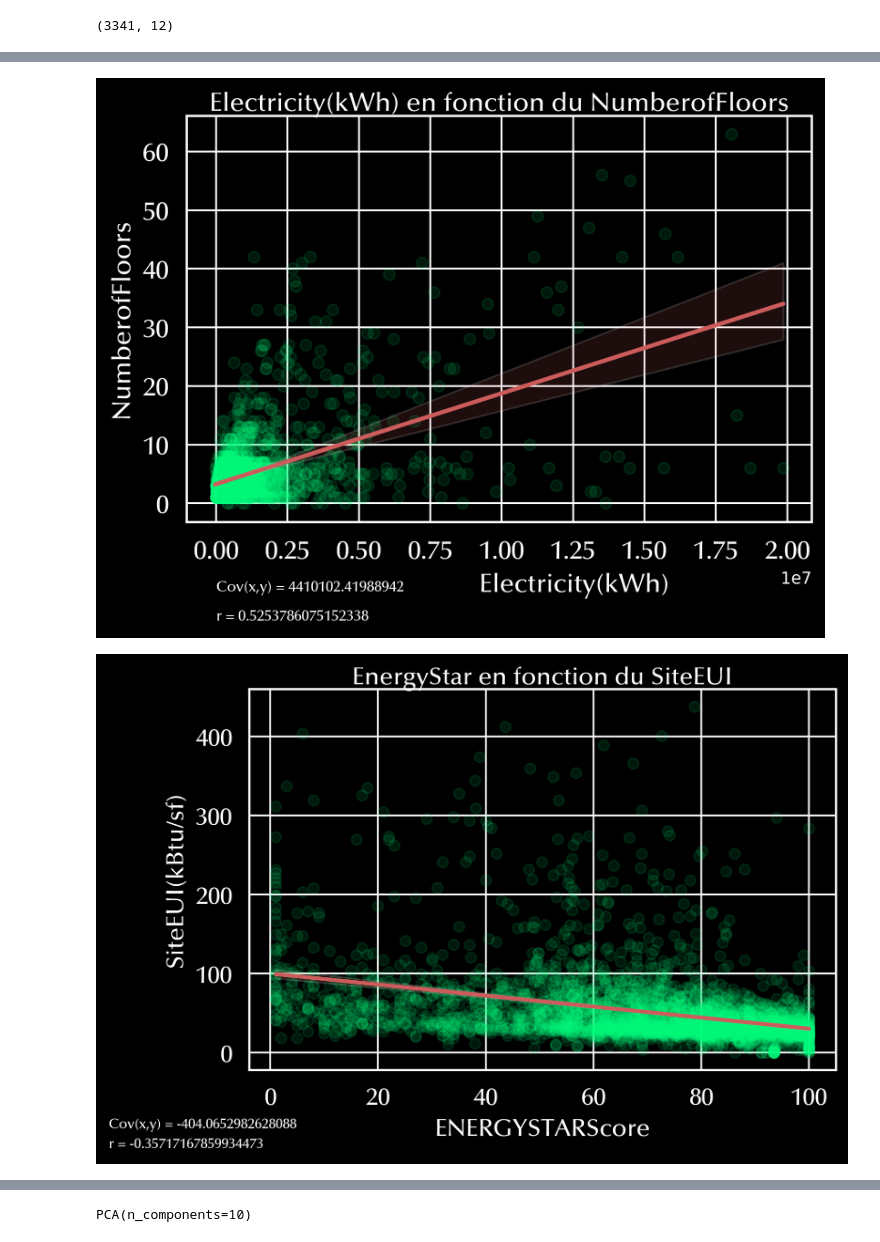
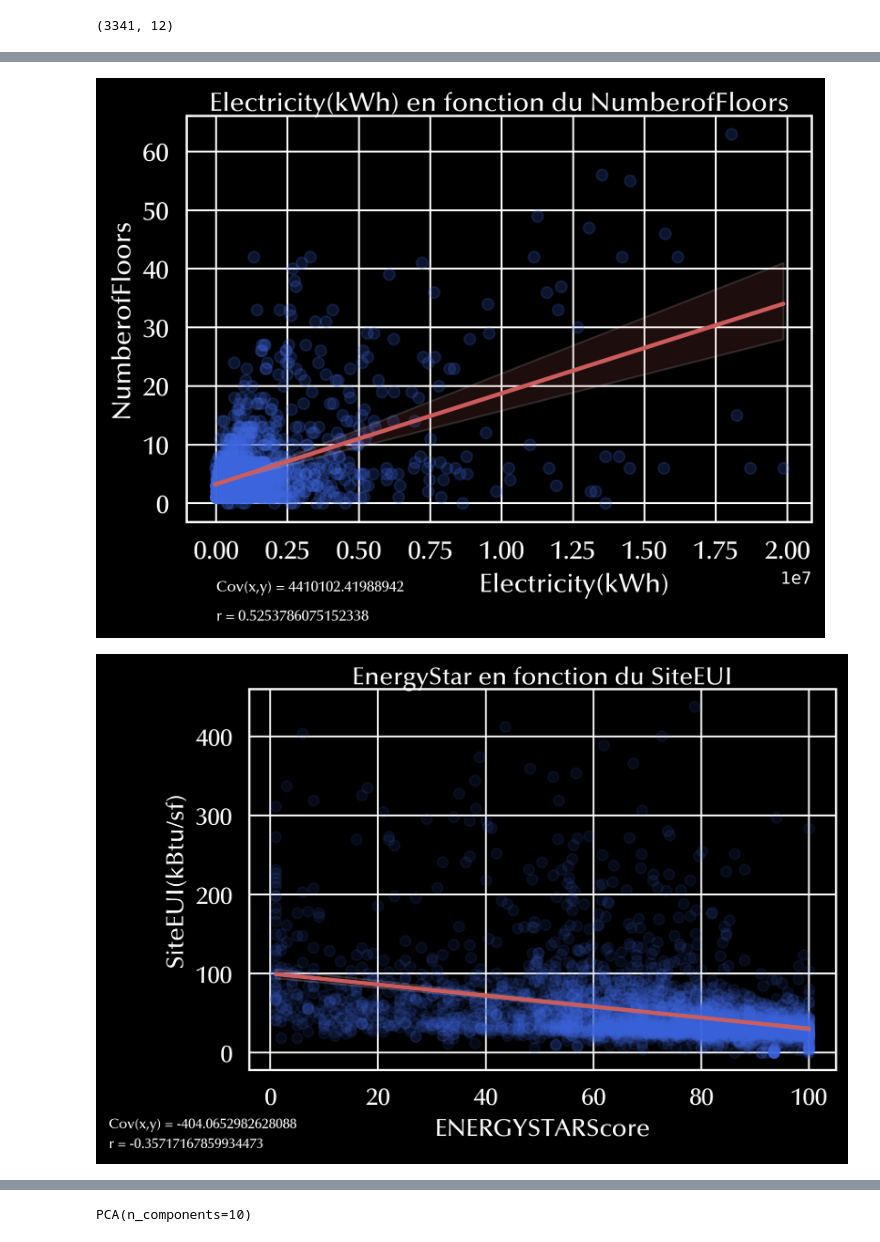
Before and after one commit to random-agile/Anticipate-Energy-Needs, a Jupyter notebook: Projet_3_Data_Cleaning.ipynb, the cells around one changed output, grey strips where cells are left out. Drawn from its saved outputs; the diff is of its cells as text; code cells hidden in the pictures.

```diff
--- a/Projet_3_Data_Cleaning.ipynb
+++ b/Projet_3_Data_Cleaning.ipynb
@@ -292,7 +298,7 @@ plt.style.use("dark_background")
 plt.title("Electricity(kWh) en fonction du NumberofFloors", fontproperties=prop, **text_kwargs)
 plt.xticks(fontsize=14, fontproperties=prop)
 plt.yticks(fontsize=14, fontproperties=prop)
-ax = sns.regplot(x="Electricity(kWh)", y="NumberofFloors", data=df_clean, color='springgreen',line_kws={"color":"indianred"},scatter_kws={"alpha":0.1,"edgecolor":"springgreen"}, marker='o')
+ax = sns.regplot(x="Electricity(kWh)", y="NumberofFloors", data=df_clean, color='royalblue',line_kws={"color":"indianred"},scatter_kws={"alpha":0.2,"edgecolor":"royalblue"}, marker='o')
 plt.xlabel("                       Electricity(kWh)", fontproperties=prop, size = 14)
 plt.ylabel("NumberofFloors", fontproperties=prop, size = 14)
 plt.text(100, -20, 'r = {}'.format(r_value), fontproperties=prop, size=8)
@@ -300,28 +306,28 @@ plt.text(20, -15, 'Cov(x,y) = {}'.format(cov_value), fontproperties=prop, size=8
 ax.grid(True)
 plt.show()
 # %% [output]
-[figure, old version]
+[figure, new version]
 # %%
 # on stocke la valeur du coefficient de pearson dans une variable
 r_value = st.pearsonr(df_clean["ENERGYSTARScore"],df_clean["SiteEUI(kBtu/sf)"])[0]
 # même chose pour la covariance
 cov_value = np.cov(df_clean["ENERGYSTARScore"],df_clean["SiteEUI(kBtu/sf)"],ddof=0)[1,0]
 
 
 #customisation du graph
 plt.style.use("dark_background")
 plt.title("EnergyStar en fonction du SiteEUI", fontproperties=prop, **text_kwargs)
 plt.xticks(fontsize=14, fontproperties=prop)
 plt.yticks(fontsize=14, fontproperties=prop)
-ax = sns.regplot(x="ENERGYSTARScore", y="SiteEUI(kBtu/sf)", data=df_clean, color='springgreen',line_kws={"color":"indianred"},scatter_kws={"alpha":0.1,"edgecolor":"springgreen"}, marker='o')
+ax = sns.regplot(x="ENERGYSTARScore", y="SiteEUI(kBtu/sf)", data=df_clean, color='royalblue',line_kws={"color":"indianred"},scatter_kws={"alpha":0.1,"edgecolor":"royalblue"}, marker='o')
 plt.xlabel("ENERGYSTARScore", fontproperties=prop, size = 14)
 plt.ylabel("SiteEUI(kBtu/sf)", fontproperties=prop, size = 14)
 plt.text(-30, -120, 'r = {}'.format(r_value), fontproperties=prop, size=8)
 plt.text(-30, -95, 'Cov(x,y) = {}'.format(cov_value), fontproperties=prop, size=8)
 ax.grid(True)
 plt.show()
 # %% [output]
-[figure, old version]
+[figure, new version]
 # %%
 # on stocke la valeur du coefficient de pearson dans une variable
 r_value = st.pearsonr(df_clean["SiteEnergyUse(kBtu)"],df_clean["TotalGHGEmissions"])[0]
```
Also changed, not shown: parts of 32 cells of this notebook, 4 other files.
